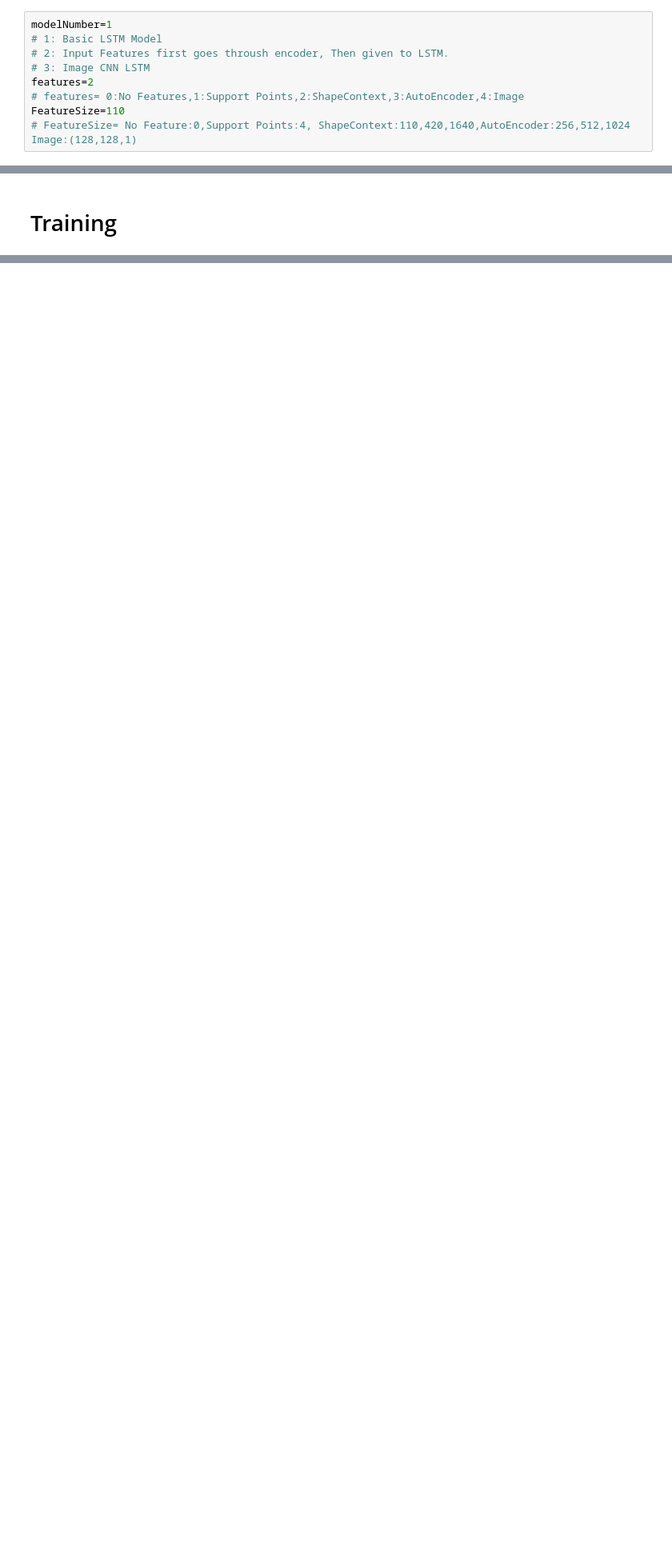
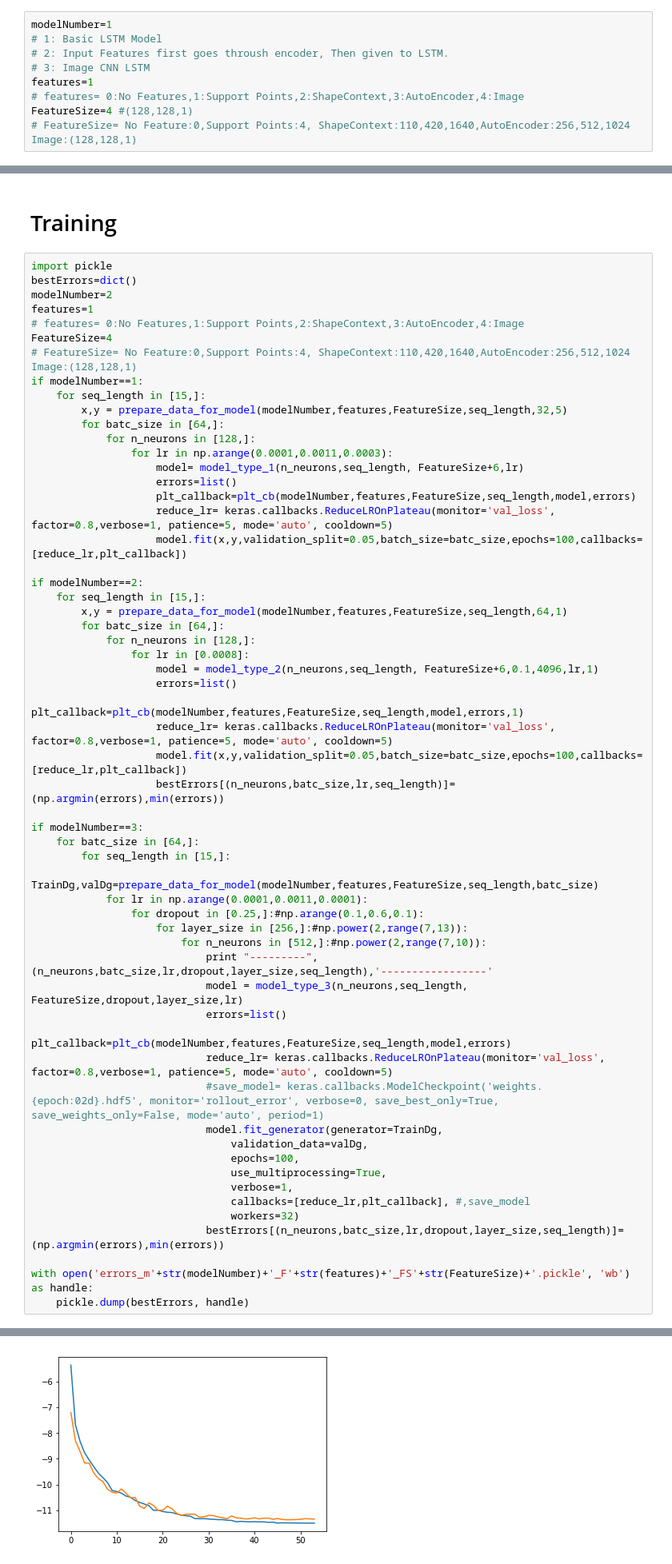
Before and after one commit to Fzaero/Deep-Effect-Trajectory-Prediction-in-Robot-Manipulation, a Jupyter notebook: Training Models.ipynb, the cells around one changed output, grey strips where cells are left out. Shown: that part at 80% size. Cells and saved outputs as stored; diff of their text form; blank space fills up the shorter version.

```diff
--- a/Training Models.ipynb
+++ b/Training Models.ipynb
@@ -14,9 +14,9 @@ modelNumber=1
 # 1: Basic LSTM Model
 # 2: Input Features first goes throush encoder, Then given to LSTM.
 # 3: Image CNN LSTM
-features=2
+features=1
 # features= 0:No Features,1:Support Points,2:ShapeContext,3:AutoEncoder,4:Image
-FeatureSize=110
+FeatureSize=4 #(128,128,1)
 # FeatureSize= No Feature:0,Support Points:4, ShapeContext:110,420,1640,AutoEncoder:256,512,1024 Image:(128,128,1)
 # %%
 ## Model Parameters:
@@ -32,2 +72,61 @@ elif modelNumber==3:
 # %% [markdown]
 # Training
+# %%
+import pickle
+bestErrors=dict()
+modelNumber=2
+features=1
+# features= 0:No Features,1:Support Points,2:ShapeContext,3:AutoEncoder,4:Image
+FeatureSize=4
+# FeatureSize= No Feature:0,Support Points:4, ShapeContext:110,420,1640,AutoEncoder:256,512,1024 Image:(128,128,1)
+if modelNumber==1:
+    for seq_length in [15,]:
+        x,y = prepare_data_for_model(modelNumber,features,FeatureSize,seq_length,32,5)
+        for batc_size in [64,]:
+            for n_neurons in [128,]:
+                for lr in np.arange(0.0001,0.0011,0.0003):
+                    model= model_type_1(n_neurons,seq_length, FeatureSize+6,lr)
+                    errors=list()
+                    plt_callback=plt_cb(modelNumber,features,FeatureSize,seq_length,model,errors)
+                    reduce_lr= keras.callbacks.ReduceLROnPlateau(monitor='val_loss', factor=0.8,verbose=1, patience=5, mode='auto', cooldown=5)
+                    model.fit(x,y,validation_split=0.05,batch_size=batc_size,epochs=100,callbacks=[reduce_lr,plt_callback])
+
+if modelNumber==2:
+    for seq_length in [15,]:
+        x,y = prepare_data_for_model(modelNumber,features,FeatureSize,seq_length,64,1)
+        for batc_size in [64,]:
+            for n_neurons in [128,]:
+                for lr in [0.0008]:
+                    model = model_type_2(n_neurons,seq_length, FeatureSize+6,0.1,4096,lr,1)
+                    errors=list()
+                    plt_callback=plt_cb(modelNumber,features,FeatureSize,seq_length,model,errors,1)
+                    reduce_lr= keras.callbacks.ReduceLROnPlateau(monitor='val_loss', factor=0.8,verbose=1, patience=5, mode='auto', cooldown=5)
+                    model.fit(x,y,validation_split=0.05,batch_size=batc_size,epochs=100,callbacks=[reduce_lr,plt_callback])
+                    bestErrors[(n_neurons,batc_size,lr,seq_length)]=(np.argmin(errors),min(errors))
+
+if modelNumber==3:
+    for batc_size in [64,]:
+        for seq_length in [15,]:
+            TrainDg,valDg=prepare_data_for_model(modelNumber,features,FeatureSize,seq_length,batc_size)
+            for lr in np.arange(0.0001,0.0011,0.0001):
+                for dropout in [0.25,]:#np.arange(0.1,0.6,0.1):
+                    for layer_size in [256,]:#np.power(2,range(7,13)):
+                        for n_neurons in [512,]:#np.power(2,range(7,10)):
+                            print "---------",(n_neurons,batc_size,lr,dropout,layer_size,seq_length),'-----------------'
+                            model = model_type_3(n_neurons,seq_length, FeatureSize,dropout,layer_size,lr)
+                            errors=list()
+                            plt_callback=plt_cb(modelNumber,features,FeatureSize,seq_length,model,errors)
+                            reduce_lr= keras.callbacks.ReduceLROnPlateau(monitor='val_loss', factor=0.8,verbose=1, patience=5, mode='auto', cooldown=5)
+                            #save_model= keras.callbacks.ModelCheckpoint('weights.{epoch:02d}.hdf5', monitor='rollout_error', verbose=0, save_best_only=True, save_weights_only=False, mode='auto', period=1)
+                            model.fit_generator(generator=TrainDg,
+                                validation_data=valDg,
+                                epochs=100,
+                                use_multiprocessing=True,
+                                verbose=1,
+                                callbacks=[reduce_lr,plt_callback], #,save_model
+                                workers=32)
+                            bestErrors[(n_neurons,batc_size,lr,dropout,layer_size,seq_length)]=(np.argmin(errors),min(errors))
+
+with open('errors_m'+str(modelNumber)+'_F'+str(features)+'_FS'+str(FeatureSize)+'.pickle', 'wb') as handle:
+    pickle.dump(bestErrors, handle)
+# %% [output]
@@ -33,0 +136 @@ elif modelNumber==3:
+[figure, added]
```
Also changed, not shown: parts of 9 cells of this notebook, 8 other files.
